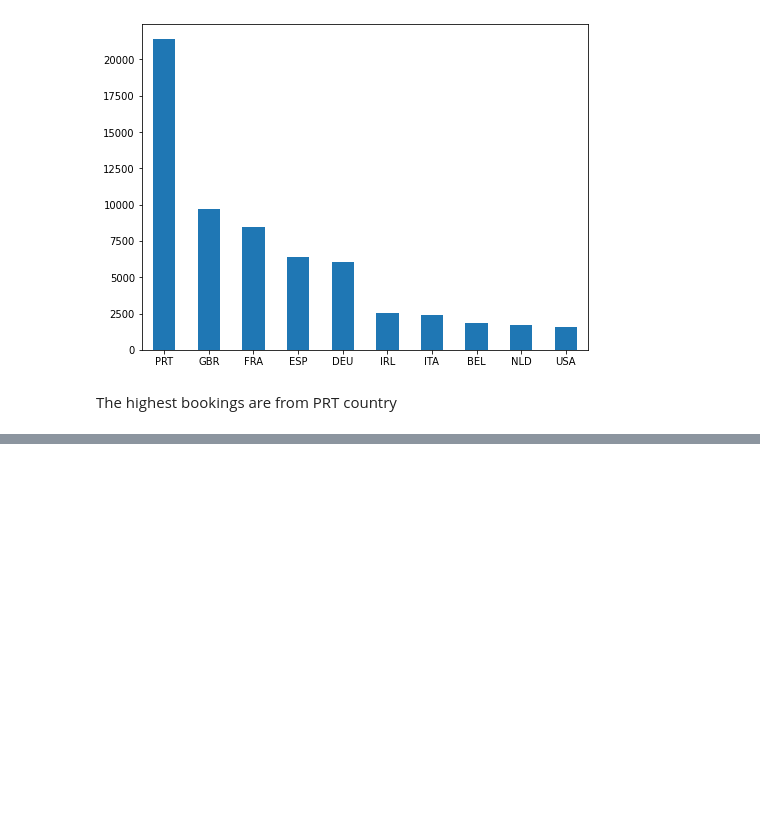
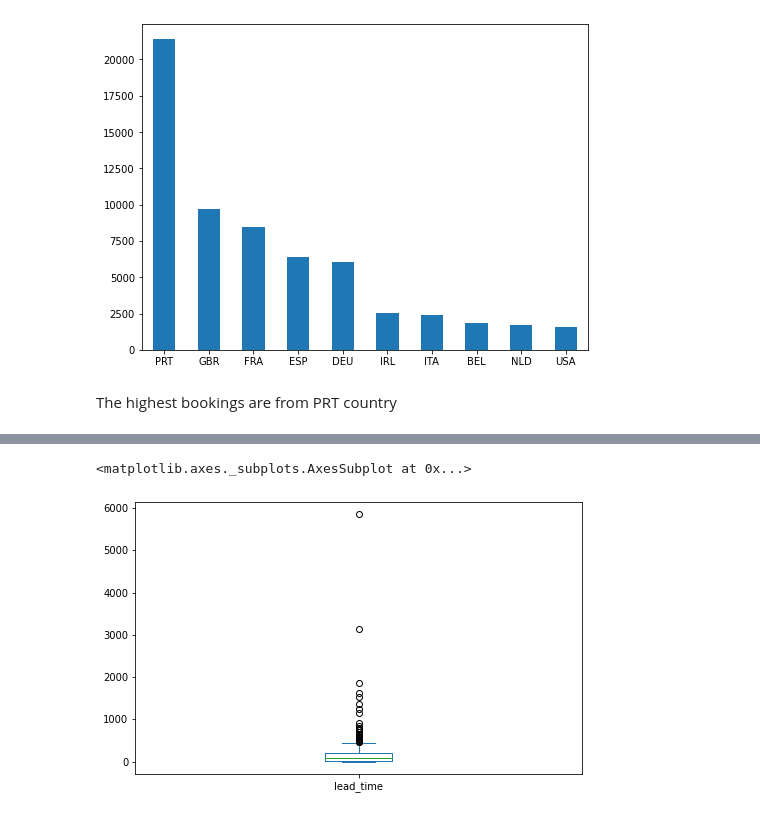
Before and after one commit to kfaisalofficial/Hotel-booking-analysis, a Jupyter notebook: Copy_of_Hotel_Booking_Analysis_Capstone_Project.ipynb, the cells around one changed output, grey strips where cells are left out. Drawn from its saved outputs; the diff is of its cells as text; code cells hidden in the pictures; blank space fills up the shorter version.

```diff
--- a/Copy_of_Hotel_Booking_Analysis_Capstone_Project.ipynb
+++ b/Copy_of_Hotel_Booking_Analysis_Capstone_Project.ipynb
@@ -310,0 +315,2 @@ The highest bookings are from PRT country
+# %%
+leadtime=hotel_df_not_canceled['lead_time'].value_counts()
@@ -310,0 +332,5 @@ The highest bookings are from PRT country
+# %%
+leadtime.plot(kind='box',figsize=(8,5))
+# %% [output]
+<matplotlib.axes._subplots.AxesSubplot at 0x...>
+[figure, added]
```
Also changed, not shown: parts of 6 cells of this notebook.
